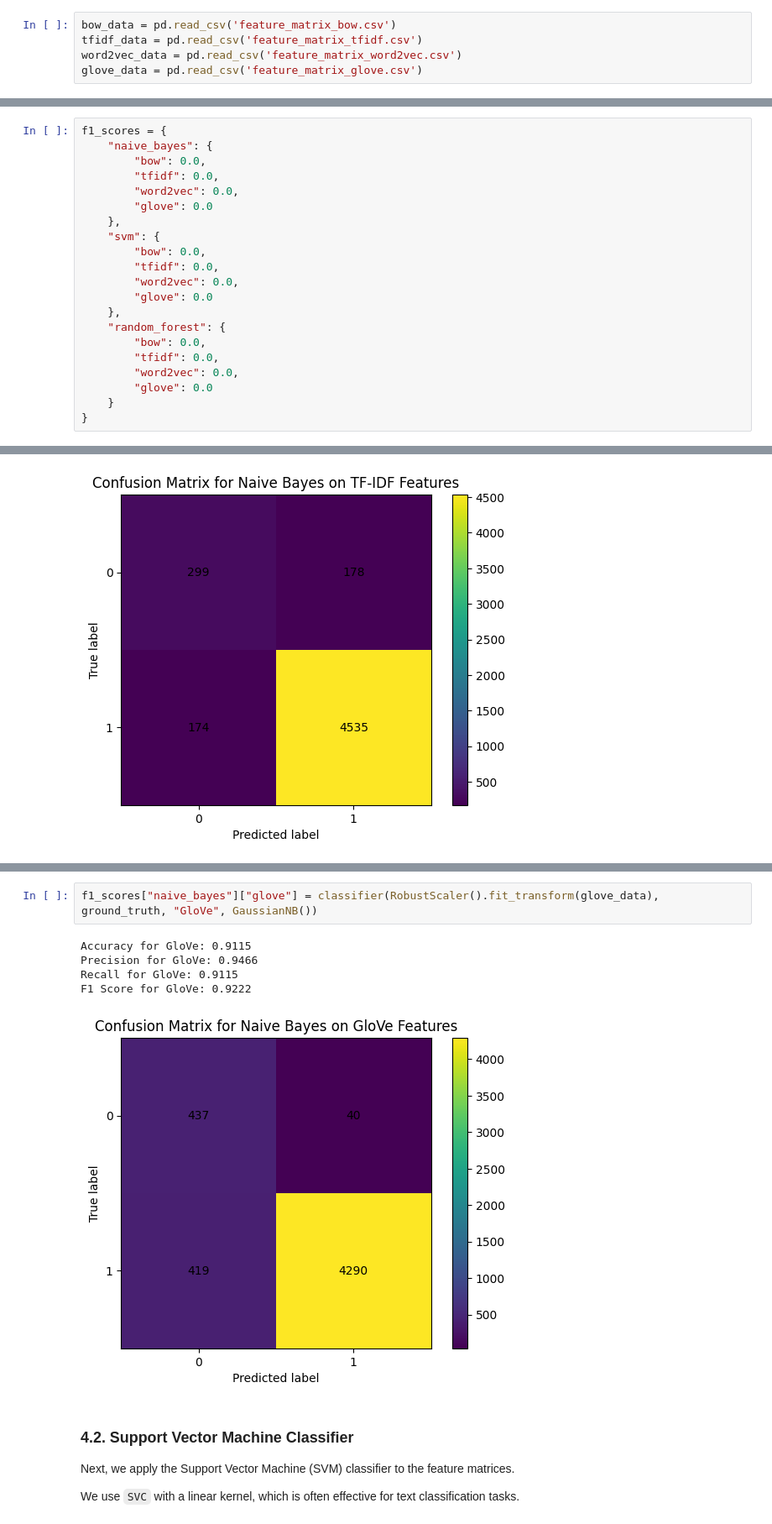
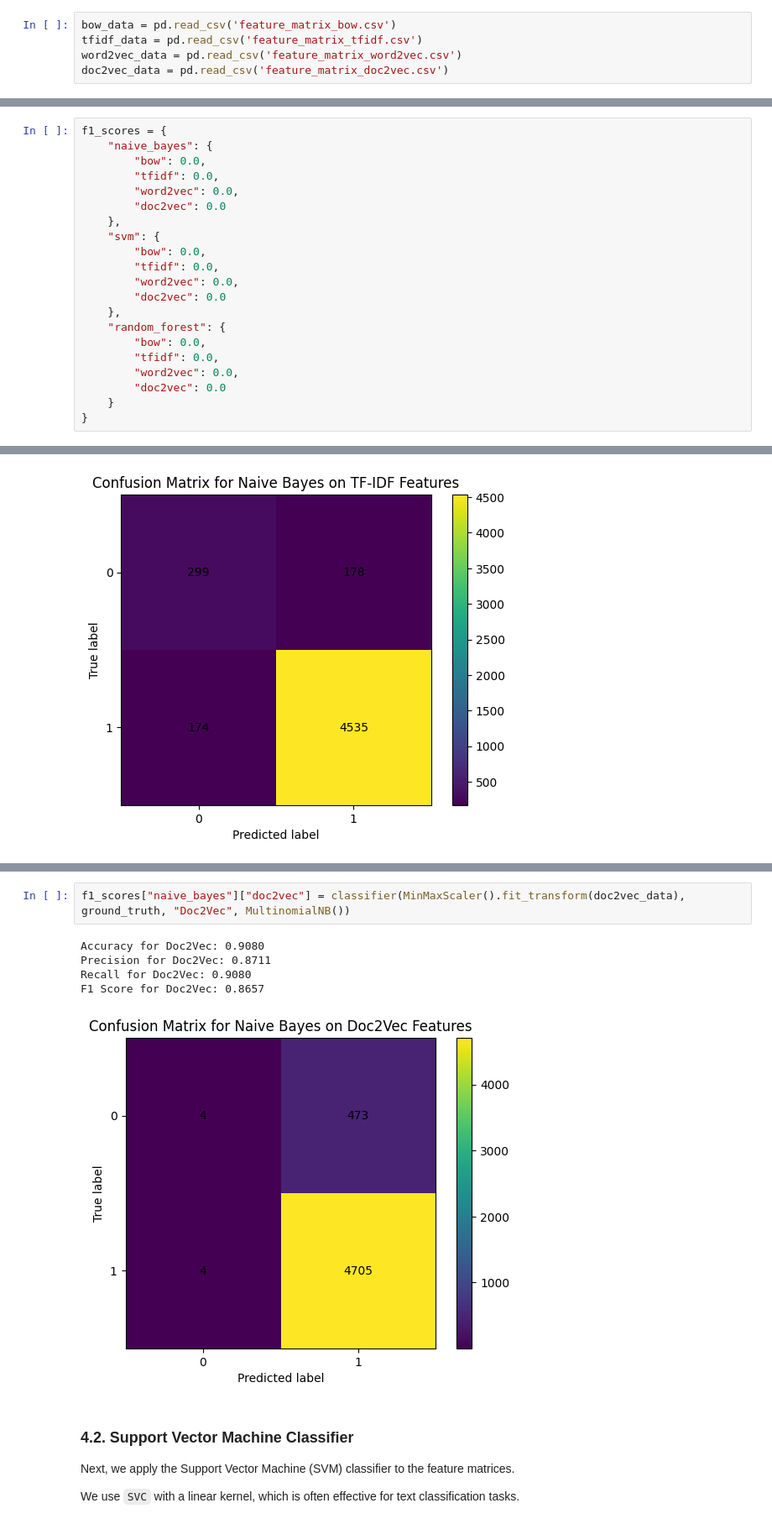
Before and after one commit to kaneeldias/sri-lanka-hotel-reviews, a Jupyter notebook: task-4-text-classification.ipynb, the cells around one changed output, grey strips where cells are left out. Shown at 84% size. Cells and saved outputs as stored; diff of their text form.

```diff
--- a/task-4-text-classification.ipynb
+++ b/task-4-text-classification.ipynb
@@ -17,7 +17,7 @@ First we load the feature matrices and the ground truth sentiment labels that we
 bow_data = pd.read_csv('feature_matrix_bow.csv')
 tfidf_data = pd.read_csv('feature_matrix_tfidf.csv')
 word2vec_data = pd.read_csv('feature_matrix_word2vec.csv')
-glove_data = pd.read_csv('feature_matrix_glove.csv')
+doc2vec_data = pd.read_csv('feature_matrix_doc2vec.csv')
 # %%
 reviews = pd.read_csv('ground_truth_reviews.csv')
 ground_truth = reviews['ground_truth_sentiment'].values
@@ -46,19 +46,19 @@ f1_scores = {
         "bow": 0.0,
         "tfidf": 0.0,
         "word2vec": 0.0,
-        "glove": 0.0
+        "doc2vec": 0.0
     },
     "svm": {
         "bow": 0.0,
         "tfidf": 0.0,
         "word2vec": 0.0,
-        "glove": 0.0
+        "doc2vec": 0.0
     },
     "random_forest": {
         "bow": 0.0,
         "tfidf": 0.0,
         "word2vec": 0.0,
-        "glove": 0.0
+        "doc2vec": 0.0
     }
 }
 # %% [markdown]
@@ -94,12 +94,12 @@ F1 Score for Word2Vec: 0.9500
 [figure]
 # %%
-f1_scores["naive_bayes"]["glove"] = classifier(RobustScaler().fit_transform(glove_data), ground_truth, "GloVe", GaussianNB())
+f1_scores["naive_bayes"]["doc2vec"] = classifier(MinMaxScaler().fit_transform(doc2vec_data), ground_truth, "Doc2Vec", MultinomialNB())
 # %% [output]
-Accuracy for GloVe: 0.9115
-Precision for GloVe: 0.9466
-Recall for GloVe: 0.9115
-F1 Score for GloVe: 0.9222
+Accuracy for Doc2Vec: 0.9080
+Precision for Doc2Vec: 0.8711
+Recall for Doc2Vec: 0.9080
+F1 Score for Doc2Vec: 0.8657
-[figure, old version]
+[figure, new version]
 # %% [markdown]
 ### 4.2. Support Vector Machine Classifier
 Next, we apply the Support Vector Machine (SVM) classifier to the feature matrices.
```
Also changed, not shown: parts of 9 cells of this notebook, 1 other file.
